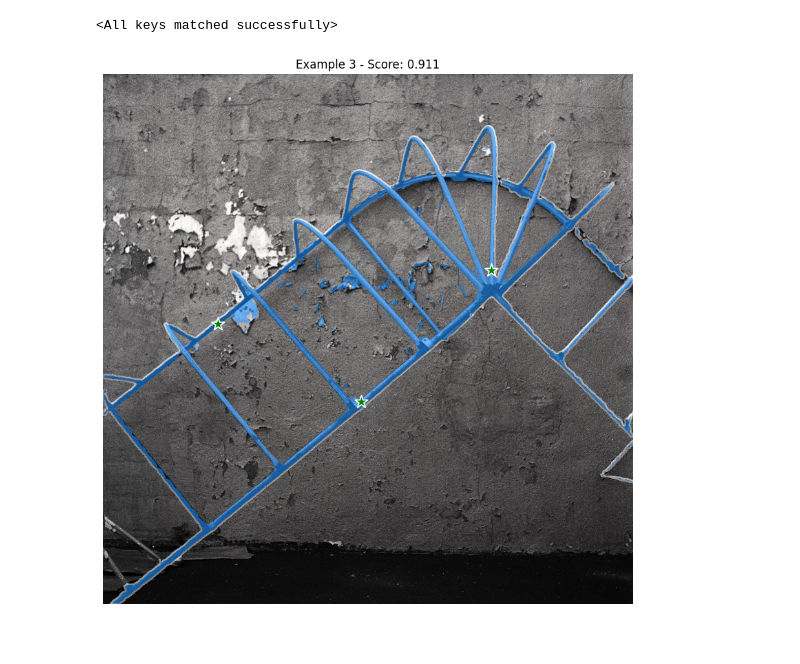
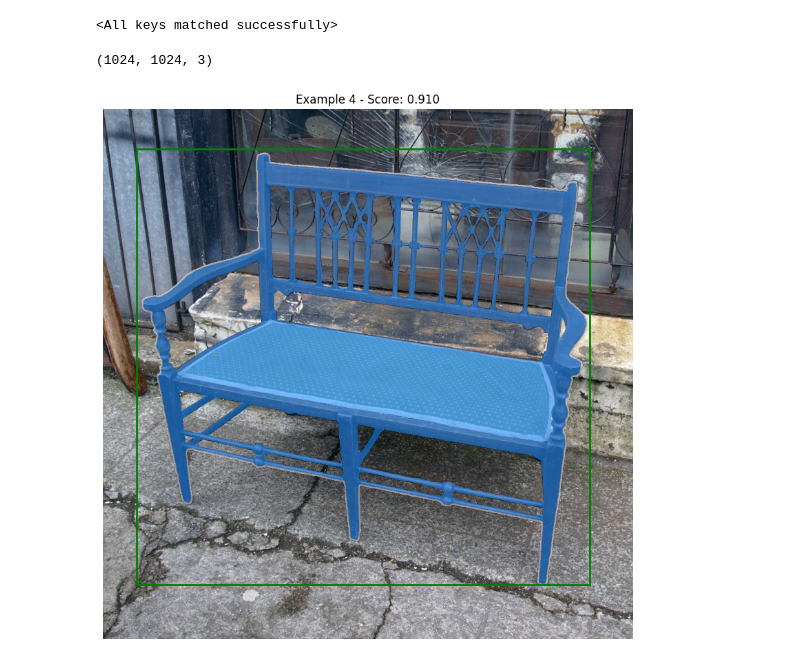
Before and after one commit to hchautran/SAM_Quantization, a Jupyter notebook: attention_utils.ipynb, the cells around one changed output. Saved outputs shown, nothing was run; the diff lists cells and outputs as text; code cells hidden in the pictures.

```diff
--- a/attention_utils.ipynb
+++ b/attention_utils.ipynb
@@ -18,9 +19,10 @@ predictor = SamPredictor(sam)
 # %% [output]
 <All keys matched successfully>
 # %%
-results = inference_image(predictor, image_dir='./input_imgs/', example_idx=3, show_image=True)
+results = inference_image(predictor, image_dir='./input_imgs/', example_idx=4, show_image=True)
 # %% [output]
+(1024, 1024, 3)
-[figure, old version]
+[figure, new version]
 # %%
 n_heads = TwoWayTransformerObserver.attention_score['p2i_attn'][0].shape[1]
 fig, axes = plt.subplots(3,n_heads, figsize=(150,50))
```
Also changed, not shown: parts of 11 cells of this notebook, 38 other files.
